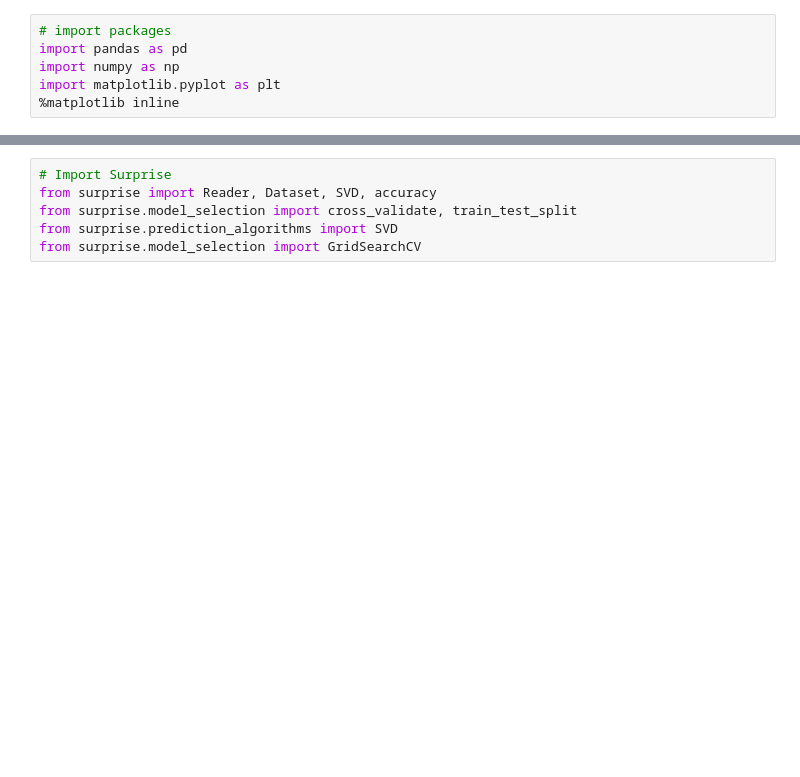
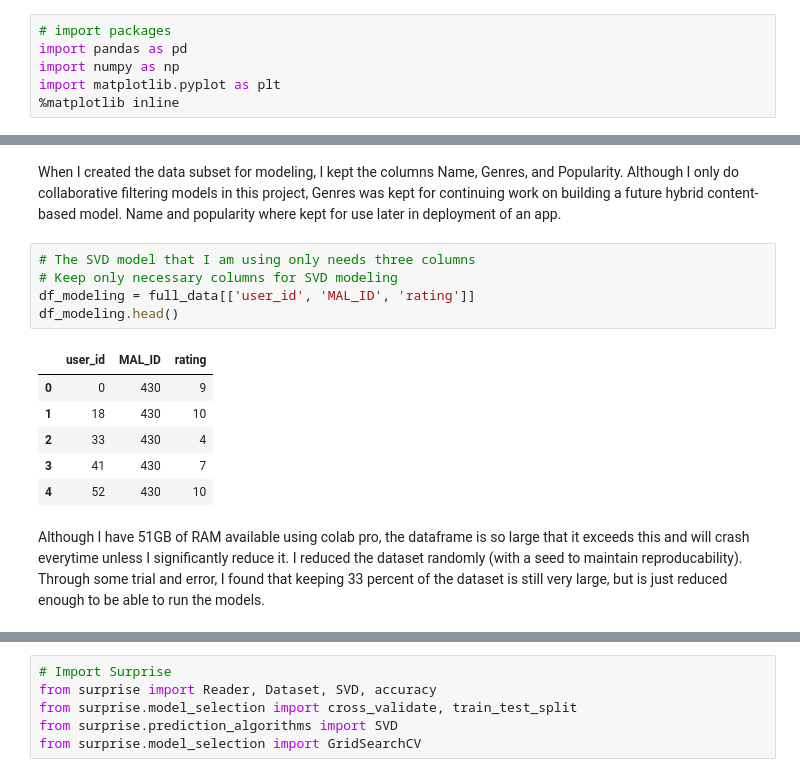
Before and after one commit to emmigalfo/AnimeSage, a Jupyter notebook: Modeling.ipynb, the cells around one changed output, grey strips where cells are left out. Cells and saved outputs as stored; diff of their text form; blank space fills up the shorter version.

```diff
--- a/Modeling.ipynb
+++ b/Modeling.ipynb
@@ -8,0 +41,16 @@ import matplotlib.pyplot as plt
+# %% [markdown]
+When I created the data subset for modeling, I kept the columns Name, Genres, and Popularity. Although I only do collaborative filtering models in this project, Genres was kept for continuing work on building a future hybrid content-based model. Name and popularity where kept for use later in deployment of an app.
+# %%
+# The SVD model that I am using only needs three columns
+# Keep only necessary columns for SVD modeling
+df_modeling = full_data[['user_id', 'MAL_ID', 'rating']]
+df_modeling.head()
+# %% [output]
+|  | user_id | MAL_ID | rating |
+| 0 | 0 | 430 | 9 |
+| 1 | 18 | 430 | 10 |
+| 2 | 33 | 430 | 4 |
+| 3 | 41 | 430 | 7 |
+| 4 | 52 | 430 | 10 |
+# %% [markdown]
+Although I have 51GB of RAM available using colab pro, the dataframe is so large that it exceeds this and will crash everytime unless I significantly reduce it. I reduced the dataset randomly (with a seed to maintain reproducability). Through some trial and error, I found that keeping 33 percent of the dataset is still very large, but is just reduced enough to be able to run the models.
```
Also changed, not shown: parts of 64 cells of this notebook.
